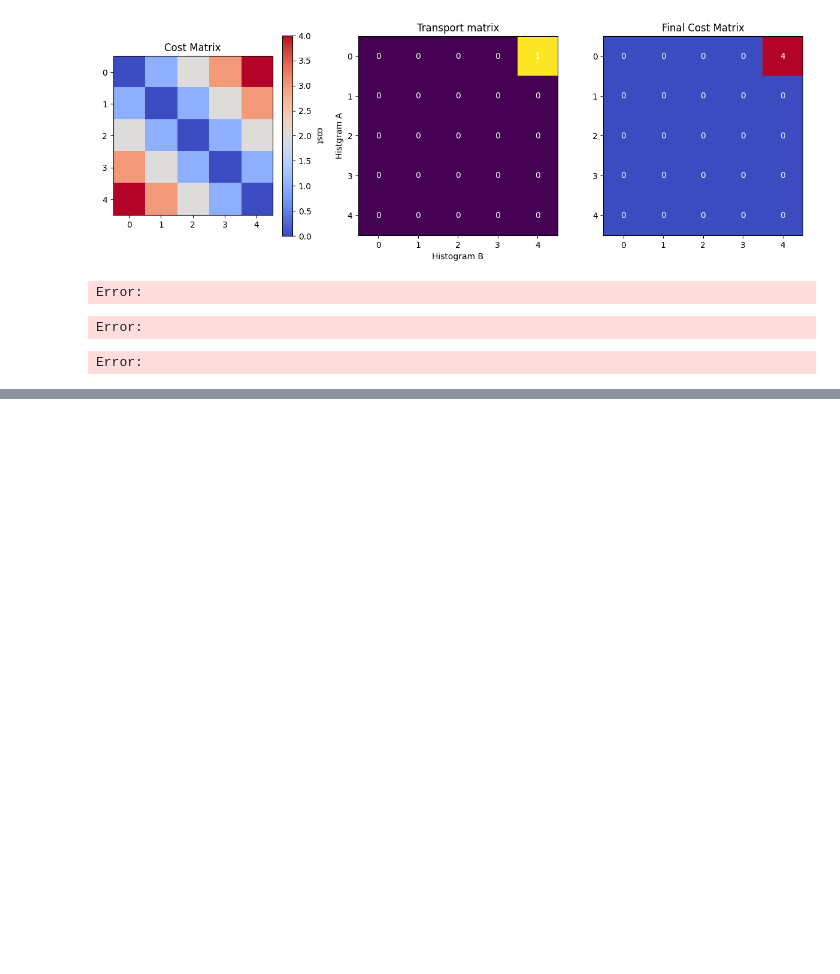
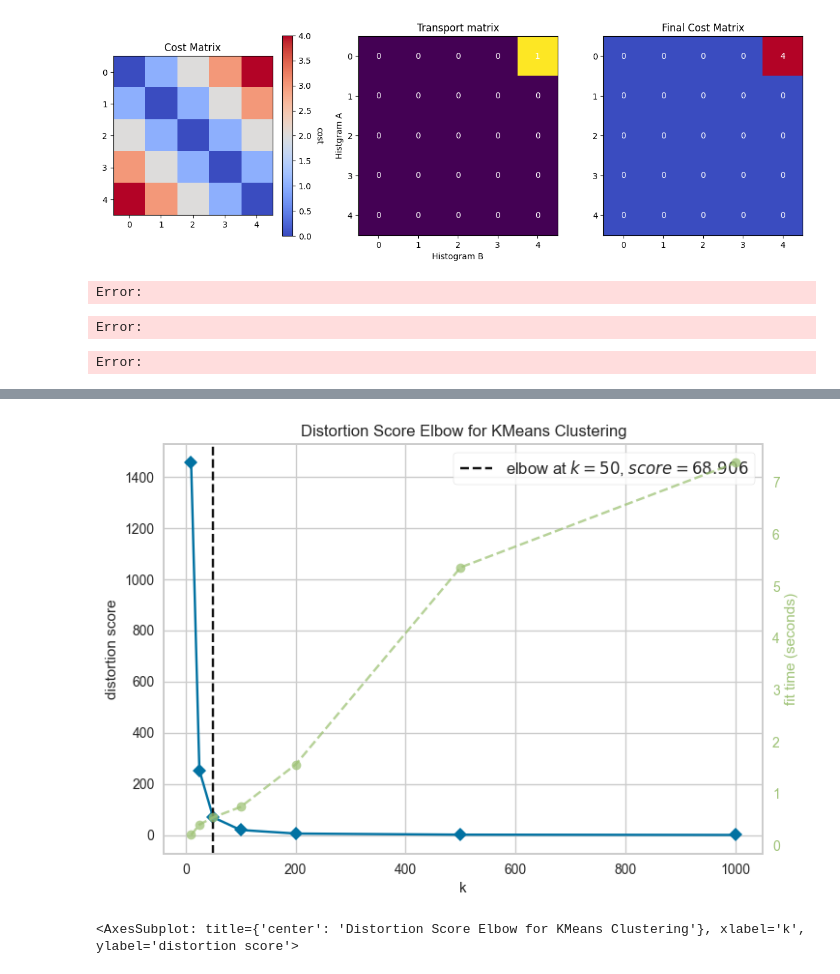
Before and after one commit to Gongsta/Poker-AI, a Jupyter notebook: notebooks/abstraction.ipynb, the cells around one changed output, grey strips where cells are left out. Cells and saved outputs as stored; diff of their text form; code cells hidden in the pictures; blank space fills up the shorter version.

```diff
--- a/notebooks/abstraction.ipynb
+++ b/notebooks/abstraction.ipynb
@@ -135,0 +136,8 @@ Error:
+# %%
+model = KMeans(n_init=1)
+visualizer = KElbowVisualizer(model, k=[10, 25, 50, 100, 200, 500, 1000])
+visualizer.fit(river_equity_distributions)        # Fit the data to the visualizer
+visualizer.show()        # Finalize and render the figure
+# %% [output]
+[figure, added]
+<AxesSubplot: title={'center': 'Distortion Score Elbow for KMeans Clustering'}, xlabel='k', ylabel='distortion score'>
```
Also changed, not shown: parts of 11 cells of this notebook, 8 other files.
